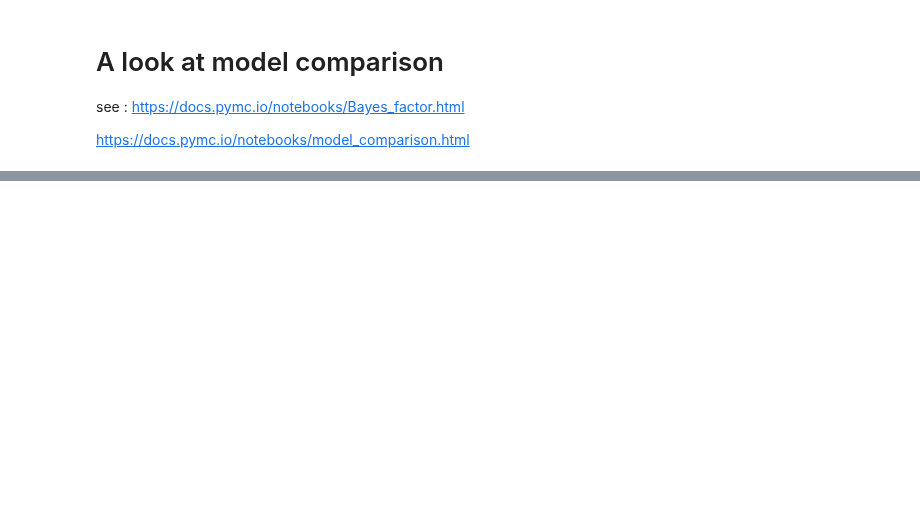
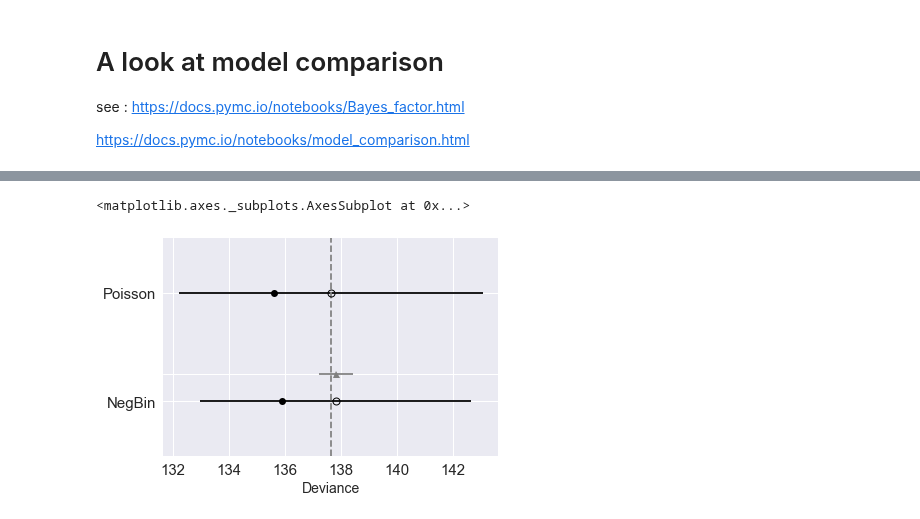
Before and after one commit to balarsen/pymc_learning, a Jupyter notebook: ModelSelection/ModelComparison1.ipynb, the cells around one changed output, grey strips where cells are left out. Saved outputs shown, nothing was run; the diff lists cells and outputs as text; code cells hidden in the pictures; blank space fills up the shorter version.

```diff
--- a/ModelSelection/ModelComparison1.ipynb
+++ b/ModelSelection/ModelComparison1.ipynb
@@ -114,0 +168,5 @@ pm.plots.compareplot(comp)
+# %%
+pm.plots.compareplot(comp)
+# %% [output]
+<matplotlib.axes._subplots.AxesSubplot at 0x...>
+[figure, added]
```
Also changed, not shown: parts of 15 cells of this notebook.
